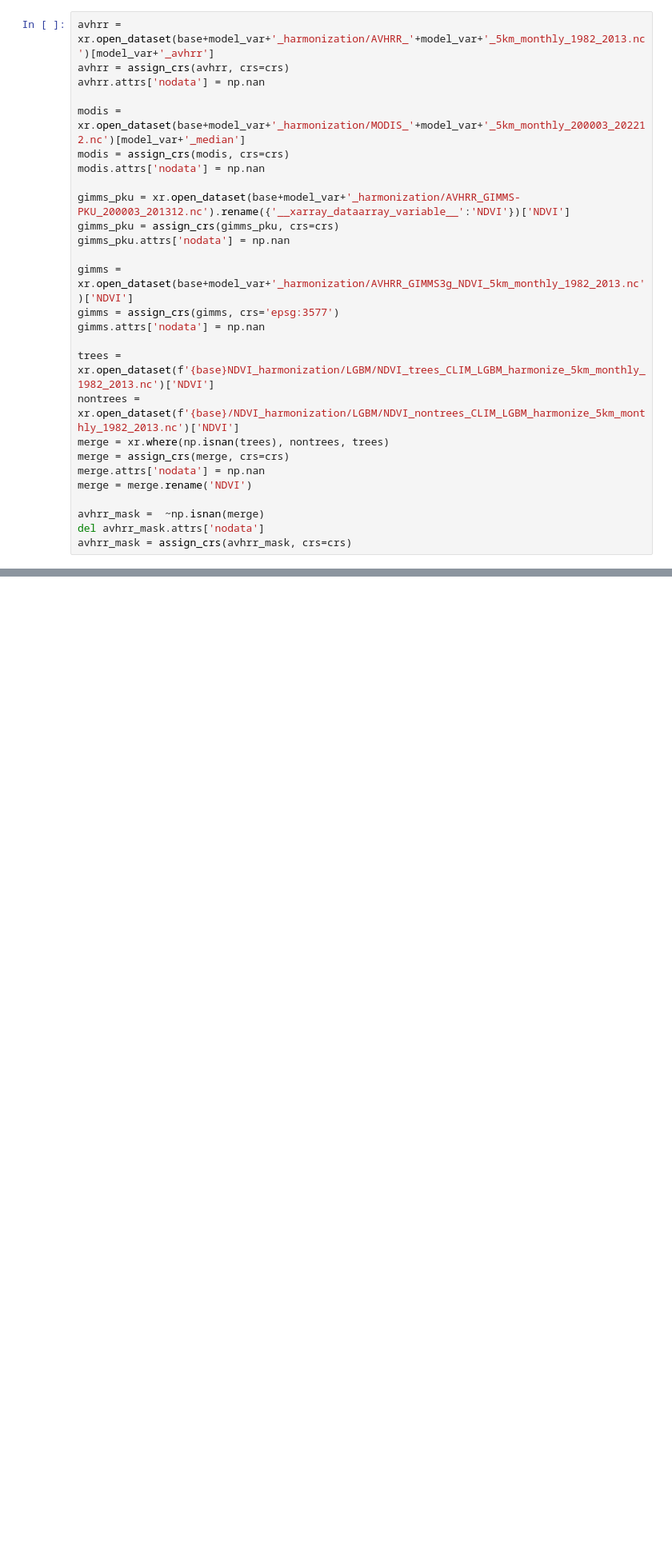
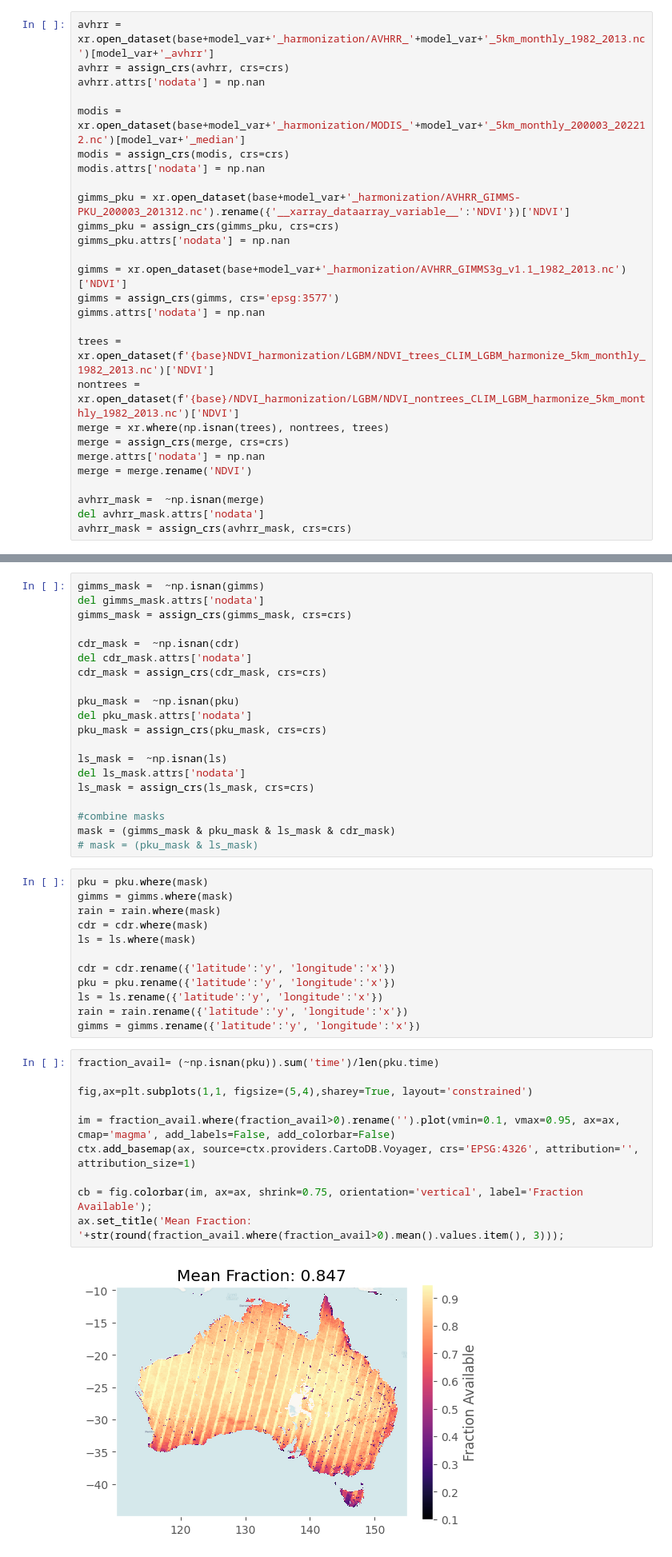
Before and after one commit to cbur24/climate-carbon-interactions, a Jupyter notebook: notebooks/harmonization/comparisons/5_Compare_all_NDVI_products.ipynb, the cells around one changed output, grey strips where cells are left out. Shown at 80% size. Saved outputs shown, nothing was run; the diff lists cells and outputs as text; blank space fills up the shorter version.

```diff
--- a/notebooks/harmonization/comparisons/5_Compare_all_NDVI_products.ipynb
+++ b/notebooks/harmonization/comparisons/5_Compare_all_NDVI_products.ipynb
@@ -47,7 +51,7 @@ gimms_pku = xr.open_dataset(base+model_var+'_harmonization/AVHRR_GIMMS-PKU_20000
 gimms_pku = assign_crs(gimms_pku, crs=crs)
 gimms_pku.attrs['nodata'] = np.nan
 
-gimms = xr.open_dataset(base+model_var+'_harmonization/AVHRR_GIMMS3g_NDVI_5km_monthly_1982_2013.nc')['NDVI']
+gimms = xr.open_dataset(base+model_var+'_harmonization/AVHRR_GIMMS3g_v1.1_1982_2013.nc')['NDVI']
 gimms = assign_crs(gimms, crs='epsg:3577')
 gimms.attrs['nodata'] = np.nan
 
@@ -342,0 +352,44 @@ Text(0.5, 1.0, 'Avg. Diff. MODIS - AVHRR-CDR (2001-2013)')
+# %%
+gimms_mask =  ~np.isnan(gimms)
+del gimms_mask.attrs['nodata']
+gimms_mask = assign_crs(gimms_mask, crs=crs)
+
+cdr_mask =  ~np.isnan(cdr)
+del cdr_mask.attrs['nodata']
+cdr_mask = assign_crs(cdr_mask, crs=crs)
+
+pku_mask =  ~np.isnan(pku)
+del pku_mask.attrs['nodata']
+pku_mask = assign_crs(pku_mask, crs=crs)
+
+ls_mask =  ~np.isnan(ls)
+del ls_mask.attrs['nodata']
+ls_mask = assign_crs(ls_mask, crs=crs)
+
+#combine masks
+mask = (gimms_mask & pku_mask & ls_mask & cdr_mask)
+# mask = (pku_mask & ls_mask)
+# %%
+pku = pku.where(mask)
+gimms = gimms.where(mask)
+rain = rain.where(mask)
+cdr = cdr.where(mask)
+ls = ls.where(mask)
+
+cdr = cdr.rename({'latitude':'y', 'longitude':'x'})
+pku = pku.rename({'latitude':'y', 'longitude':'x'})
+ls = ls.rename({'latitude':'y', 'longitude':'x'})
+rain = rain.rename({'latitude':'y', 'longitude':'x'})
+gimms = gimms.rename({'latitude':'y', 'longitude':'x'})
+# %%
+fraction_avail= (~np.isnan(pku)).sum('time')/len(pku.time)
+
+fig,ax=plt.subplots(1,1, figsize=(5,4),sharey=True, layout='constrained')
+
+im = fraction_avail.where(fraction_avail>0).rename('').plot(vmin=0.1, vmax=0.95, ax=ax, cmap='magma', add_labels=False, add_colorbar=False)
+ctx.add_basemap(ax, source=ctx.providers.CartoDB.Voyager, crs='EPSG:4326', attribution='', attribution_size=1)
+
+cb = fig.colorbar(im, ax=ax, shrink=0.75, orientation='vertical', label='Fraction Available');
+ax.set_title('Mean Fraction: '+str(round(fraction_avail.where(fraction_avail>0).mean().values.item(), 3)));
+# %% [output]
+[figure, added]
```
Also changed, not shown: parts of 16 cells of this notebook, 5 other files.
